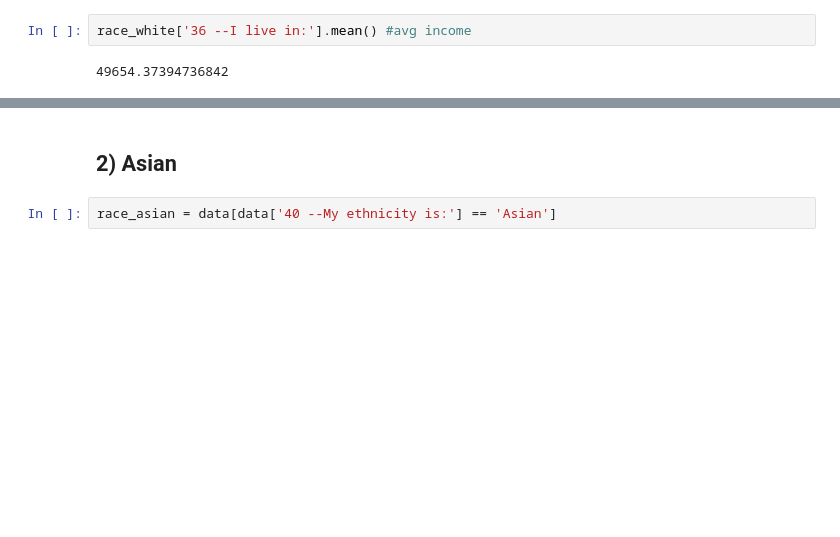
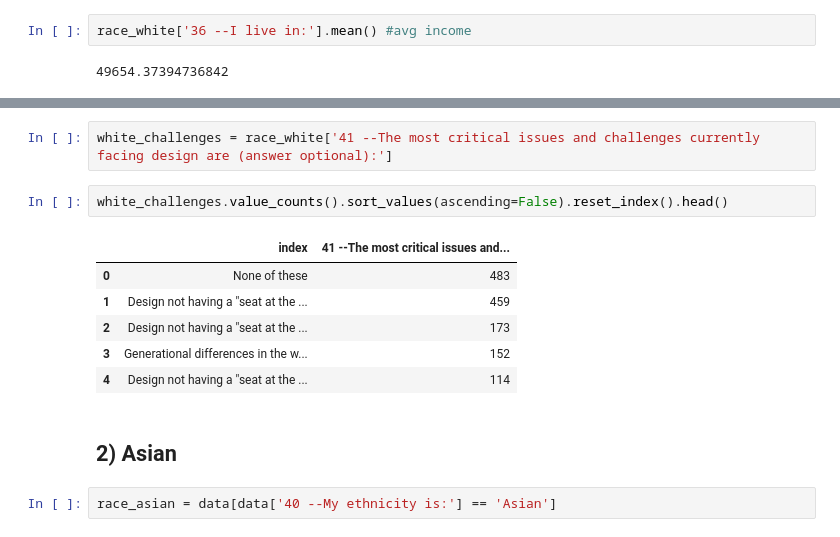
Before and after one commit to helloeujin/python, a Jupyter notebook: design.ipynb, the cells around one changed output, grey strips where cells are left out. Drawn from its saved outputs; the diff is of its cells as text; blank space fills up the shorter version.

Commit message:
challenges

```diff
--- a/design.ipynb
+++ b/design.ipynb
@@ -52,3 +69,14 @@ race_white['36 --I live in:'].mean() #avg income
+# %%
+white_challenges = race_white['41 --The most critical issues and challenges currently facing design are (answer optional):']
+# %%
+white_challenges.value_counts().sort_values(ascending=False).reset_index().head()
+# %% [output]
+|  | index | 41 --The most critical issues and... |
+| 0 | None of these | 483 |
+| 1 | Design not having a "seat at the ... | 459 |
+| 2 | Design not having a "seat at the ... | 173 |
+| 3 | Generational differences in the w... | 152 |
+| 4 | Design not having a "seat at the ... | 114 |
 # %% [markdown]
 ## 2) Asian
 # %%
```
Also changed, not shown: parts of 15 cells of this notebook.
